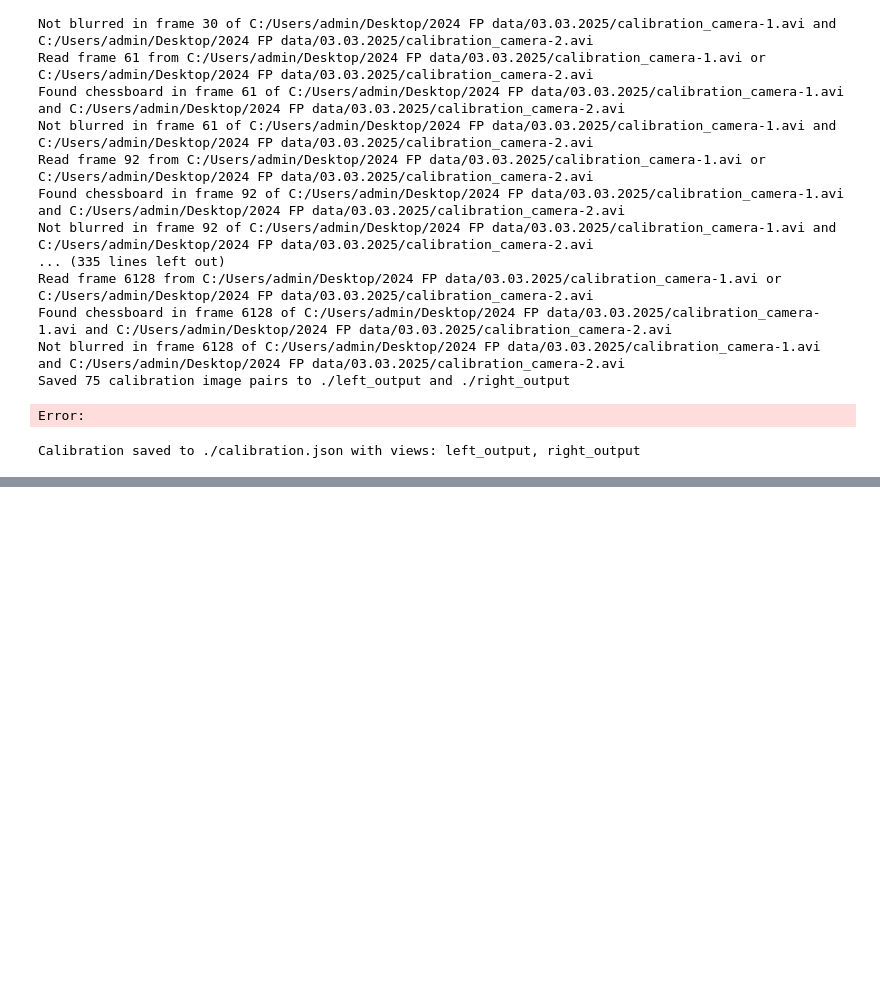
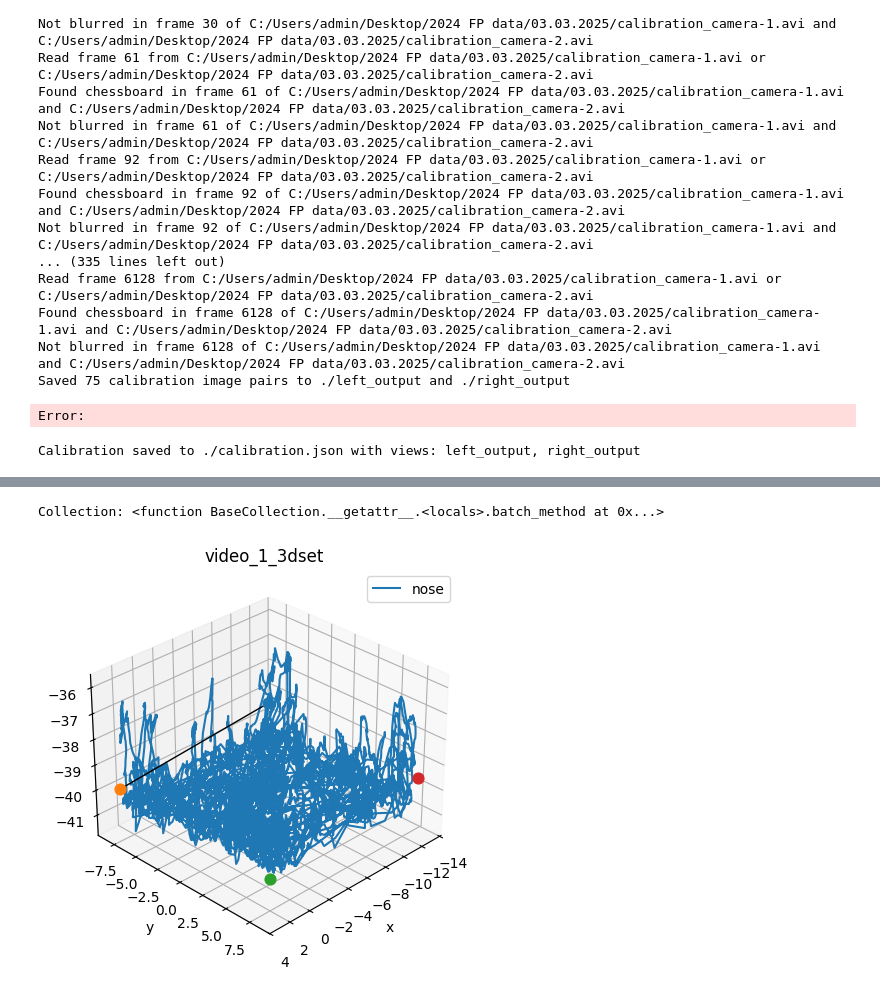
Before and after one commit to CodingDeni-boop/FOKUS-PROJEKT, a Jupyter notebook: 3d_stuff/3d_try.ipynb, the cells around one changed output, grey strips where cells are left out. Saved outputs shown, nothing was run; the diff lists cells and outputs as text; code cells hidden in the pictures; blank space fills up the shorter version.

```diff
--- a/3d_stuff/3d_try.ipynb
+++ b/3d_stuff/3d_try.ipynb
@@ -46,0 +85,2 @@ test = mv.from_yolo3r({"left_output":"oft_tracking/Empty_Cage_Left/1_Empty_Cage_
+# %%
+test3dcol = py3r.TrackingCollection.from_yolo3r_folder("/Users/user/Desktop/FOKUS-PROJEKT/3d_stuff/oft_tracking/Empty_Cage/collection_test/",options,py3r.TrackingMV)
@@ -46,0 +92,2 @@ test = mv.from_yolo3r({"left_output":"oft_tracking/Empty_Cage_Left/1_Empty_Cage_
+# %%
+test3dcol_tri = test3dcol.stereo_triangulate()
@@ -46,0 +118,5 @@ test = mv.from_yolo3r({"left_output":"oft_tracking/Empty_Cage_Left/1_Empty_Cage_
+# %%
+test3dcol_tri.plot(trajectories=["nose"], static=["tl", "tr", "br", "bl"], lines = [("tl", "tr")], dims=("x", "y", "z"))
+# %% [output]
+Collection: <function BaseCollection.__getattr__.<locals>.batch_method at 0x...>
+[figure, added]
```
Also changed, not shown: parts of 9 cells of this notebook, 4 other files.
